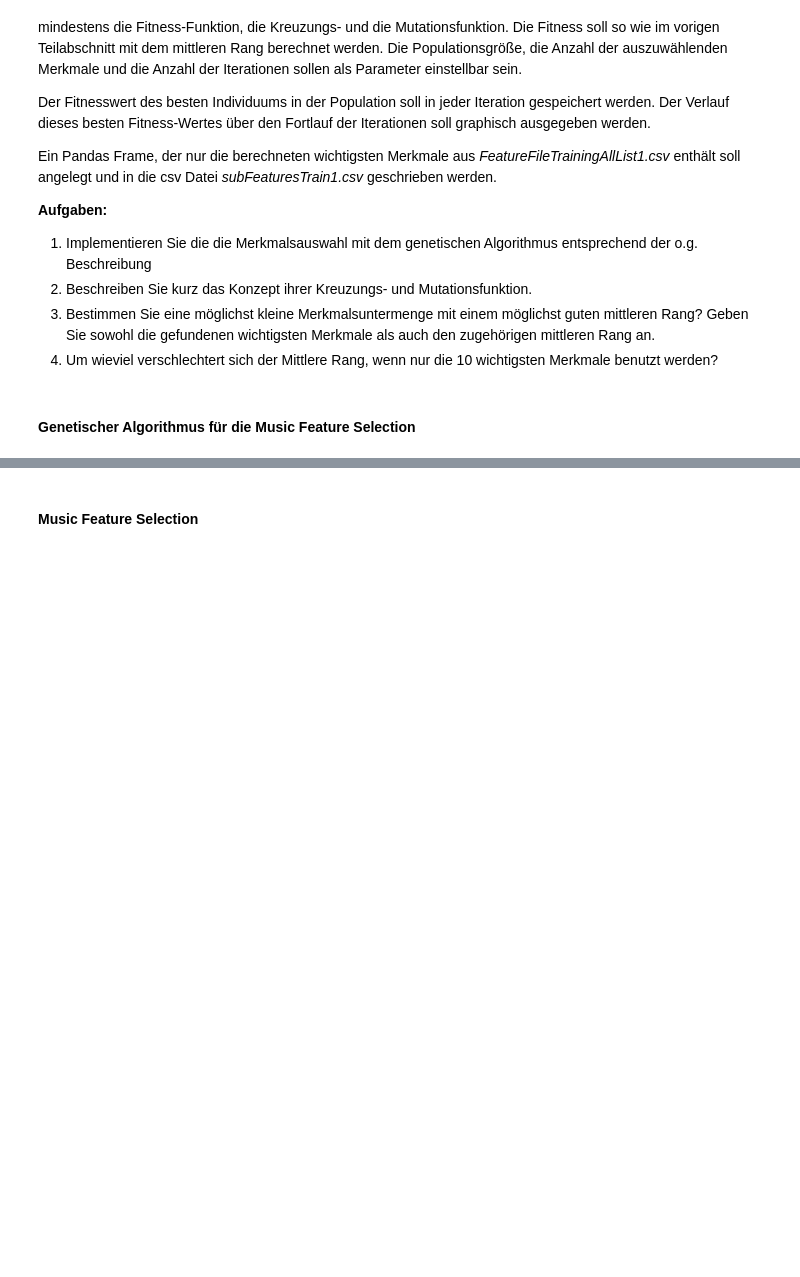
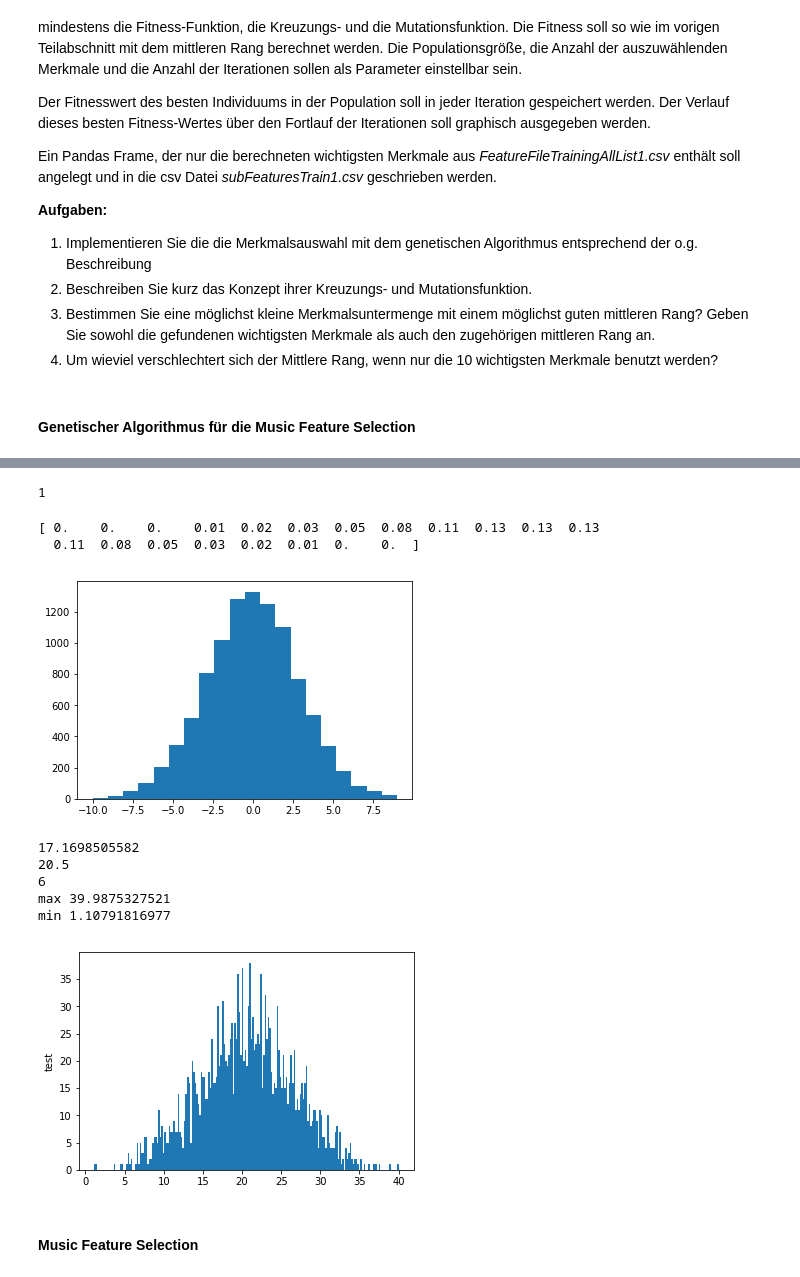
Before and after one commit to danielrotaermel/data-mining, a Jupyter notebook: VersuchMusicClustering.ipynb, the cells around one changed output, grey strips where cells are left out. Saved outputs shown, nothing was run; the diff lists cells and outputs as text; code cells hidden in the pictures; blank space fills up the shorter version.

```diff
--- a/VersuchMusicClustering.ipynb
+++ b/VersuchMusicClustering.ipynb
@@ -682,3 +1972,55 @@ Population  [  3.   6.   7.   9.   0.  15.  17.   5.  18.  14.   2.  11.  13.
+# %%
+child1[0]=(child1[0]^1)
+#int(not 1)
+#0 ^ 1
+print child1[0]
+# %% [output]
+1
+# %%
+#tested different ways to get a pseudo random number with gaussian distribution
+
+## attempt 1
+import scipy.stats as ss
+x = np.arange(-10, 10)
+xU, xL = x +.5, x -.5
+prob = ss.norm.cdf(xU, scale = 3) - ss.norm.cdf(xL, scale = 3)
+prob = prob / prob.sum() #normalize the probabilities so their sum is 1
+print prob
+nums = np.random.choice(x, size = 10000, p = prob)
+plt.hist(nums, bins = len(x))
+plt.show()
+
+## attempt 2 –  chose this one as it's easier to parameterize
+from scipy.stats import truncnorm
+
+def get_truncated_normal(mean=0, sd=1, low=0, upp=10):
+    return truncnorm(
+        (low - mean) / sd, (upp - mean) / sd, loc=mean, scale=sd)
+
+mu, sigma = (numOfAttributes-1)/float(2), 6 # mean and standard deviation
+
+X = get_truncated_normal(mu, sigma, 0, 41).rvs(2000)
+
+print mu
+print sigma
+print 'max', max(X)
+print 'min', min(X)
+
+#np.random.choice(range(numOfAttributes),p=)
+
+plt.hist(X,200)
+plt.ylabel('test')
+plt.show()
+# %% [output]
+[ 0.    0.    0.    0.01  0.02  0.03  0.05  0.08  0.11  0.13  0.13  0.13
+  0.11  0.08  0.05  0.03  0.02  0.01  0.    0.  ]
+[figure, added]
+17.1698505582
+20.5
+6
+max 39.9875327521
+min 1.10791816977
+[figure, added]
 # %% [markdown]
 #### Music Feature Selection
 # %%
```
Also changed, not shown: parts of 24 cells of this notebook.
